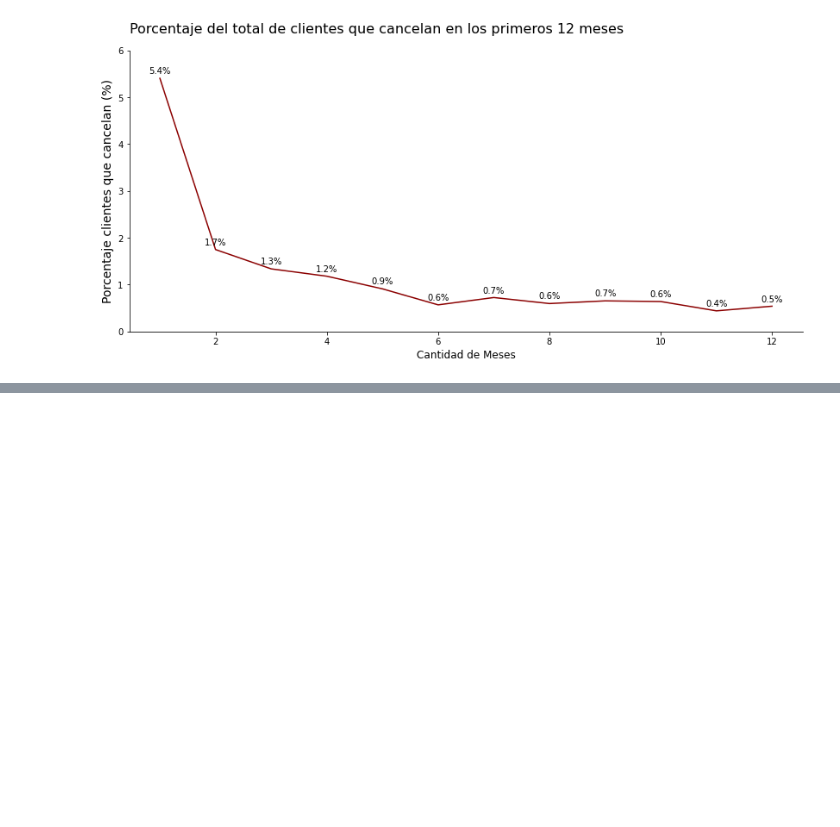
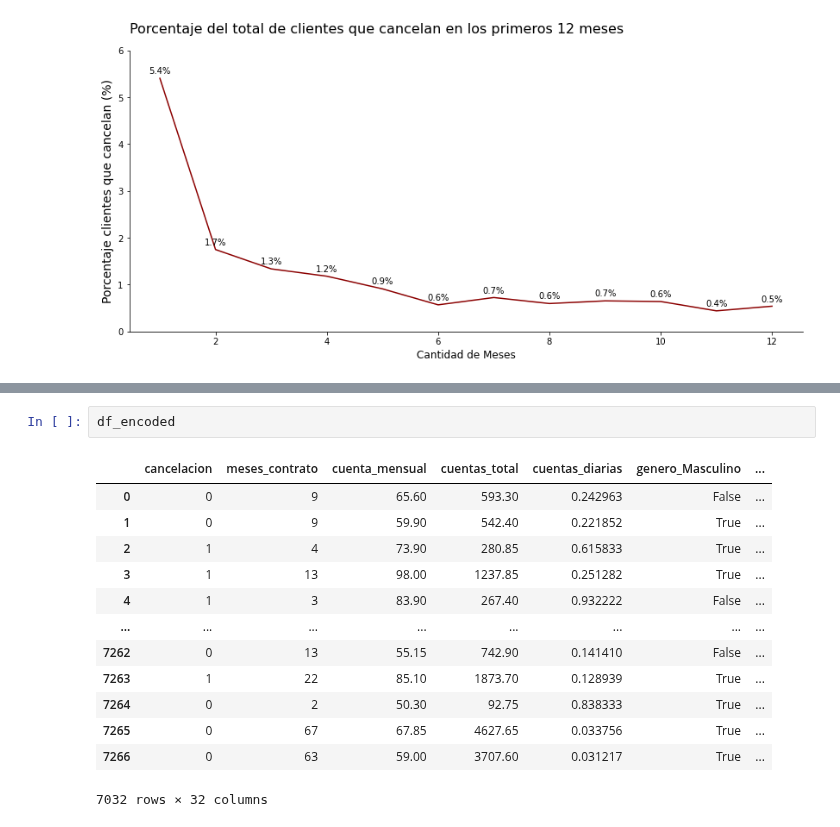
Before and after one commit to jbernalg/challenge_TelecomX, a Jupyter notebook: challenge_telecomx.ipynb, the cells around one changed output, grey strips where cells are left out. Cells and saved outputs as stored; diff of their text form; blank space fills up the shorter version.

```diff
--- a/challenge_telecomx.ipynb
+++ b/challenge_telecomx.ipynb
@@ -854,0 +891,16 @@ plt.show()
+# %%
+df_encoded
+# %% [output]
+|  | cancelacion | meses_contrato | cuenta_mensual | cuentas_total | cuentas_diarias | genero_Masculino | ... |
+| 0 | 0 | 9 | 65.60 | 593.30 | 0.242963 | False | ... |
+| 1 | 0 | 9 | 59.90 | 542.40 | 0.221852 | True | ... |
+| 2 | 1 | 4 | 73.90 | 280.85 | 0.615833 | True | ... |
+| 3 | 1 | 13 | 98.00 | 1237.85 | 0.251282 | True | ... |
+| 4 | 1 | 3 | 83.90 | 267.40 | 0.932222 | False | ... |
+| ... | ... | ... | ... | ... | ... | ... | ... |
+| 7262 | 0 | 13 | 55.15 | 742.90 | 0.141410 | False | ... |
+| 7263 | 1 | 22 | 85.10 | 1873.70 | 0.128939 | True | ... |
+| 7264 | 0 | 2 | 50.30 | 92.75 | 0.838333 | True | ... |
+| 7265 | 0 | 67 | 67.85 | 4627.65 | 0.033756 | True | ... |
+| 7266 | 0 | 63 | 59.00 | 3707.60 | 0.031217 | True | ... |
+7032 rows × 32 columns
```
Also changed, not shown: parts of 5 cells of this notebook.
